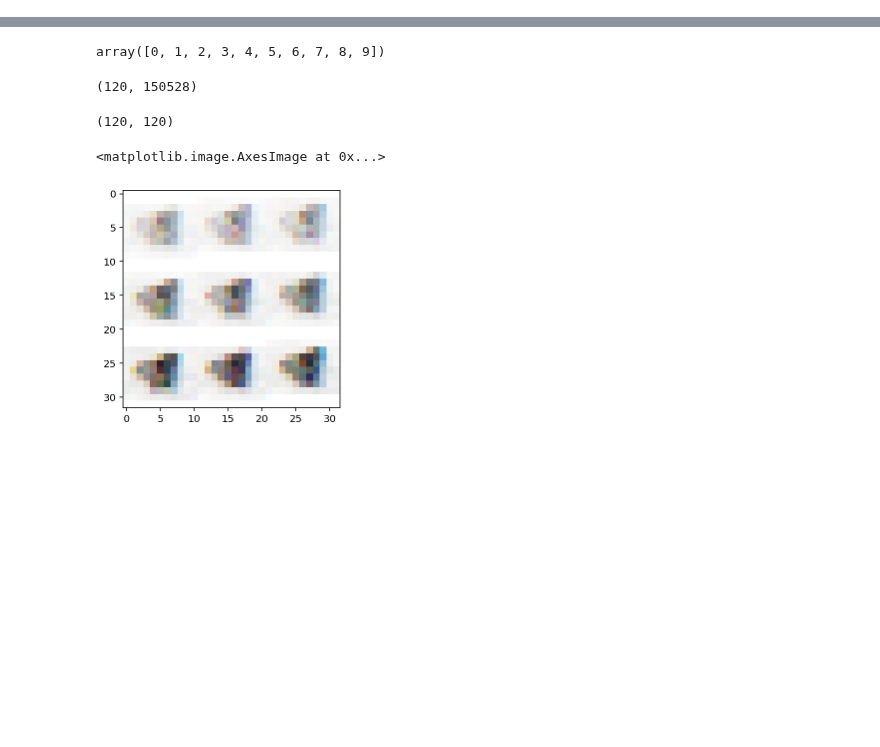
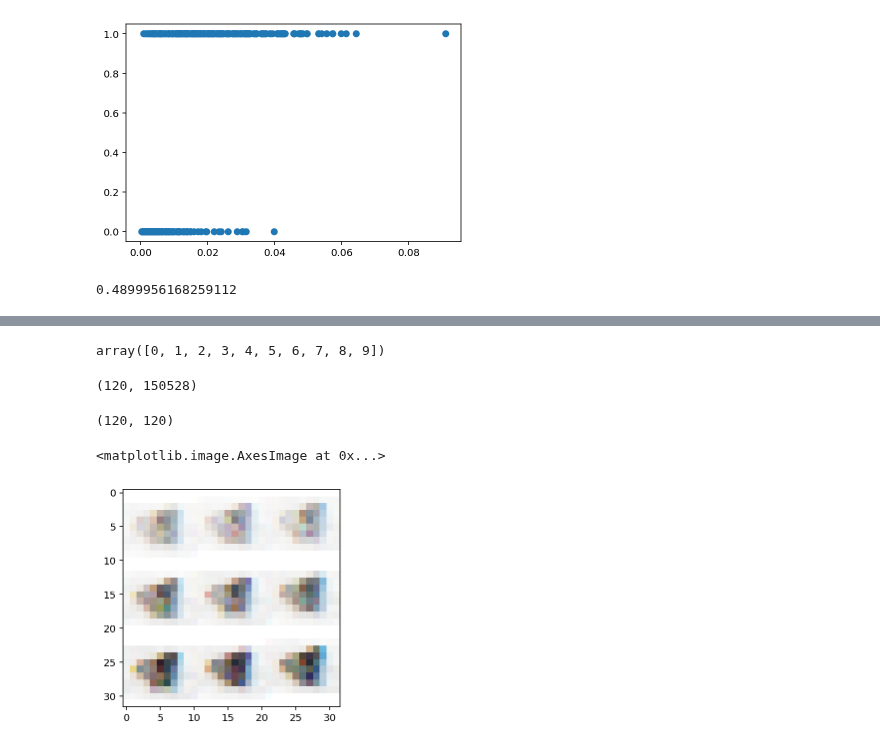
Before and after one commit to harry-tian/ai-driven-tutorial, a Jupyter notebook: scratch.ipynb, the cells around one changed output, grey strips where cells are left out. Drawn from its saved outputs; the diff is of its cells as text; code cells hidden in the pictures; blank space fills up the shorter version.

```diff
--- a/scratch.ipynb
+++ b/scratch.ipynb
@@ -30,0 +97,5 @@ class_b = all[1583:]
+# %%
+corr(preds, m[:,1])
+# %% [output]
+[figure, added]
+0.4899956168259112
```
Also changed, not shown: parts of 12 cells of this notebook, 9 other files.
